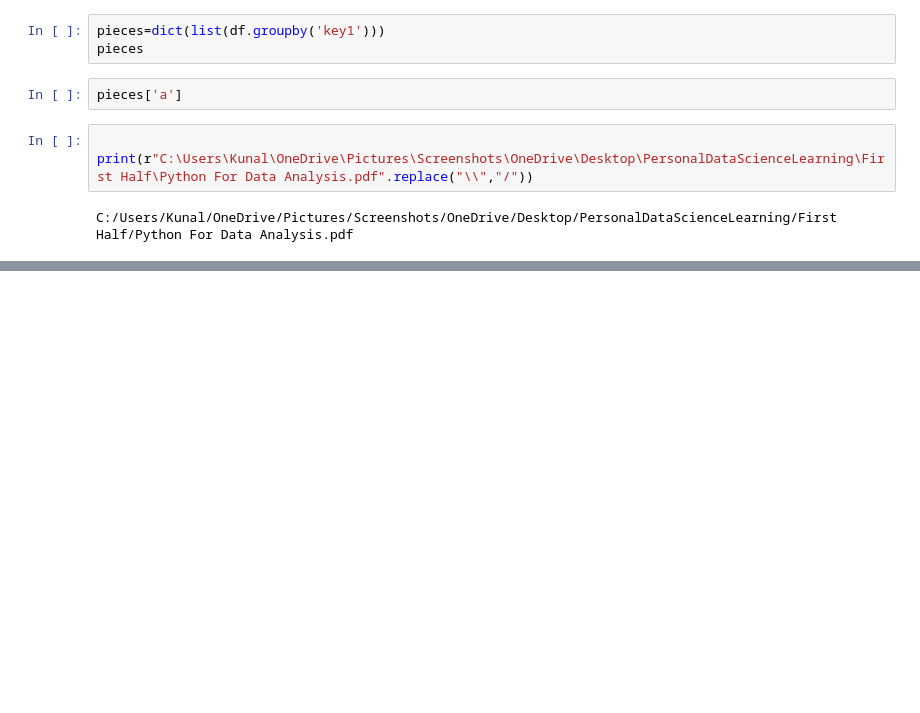
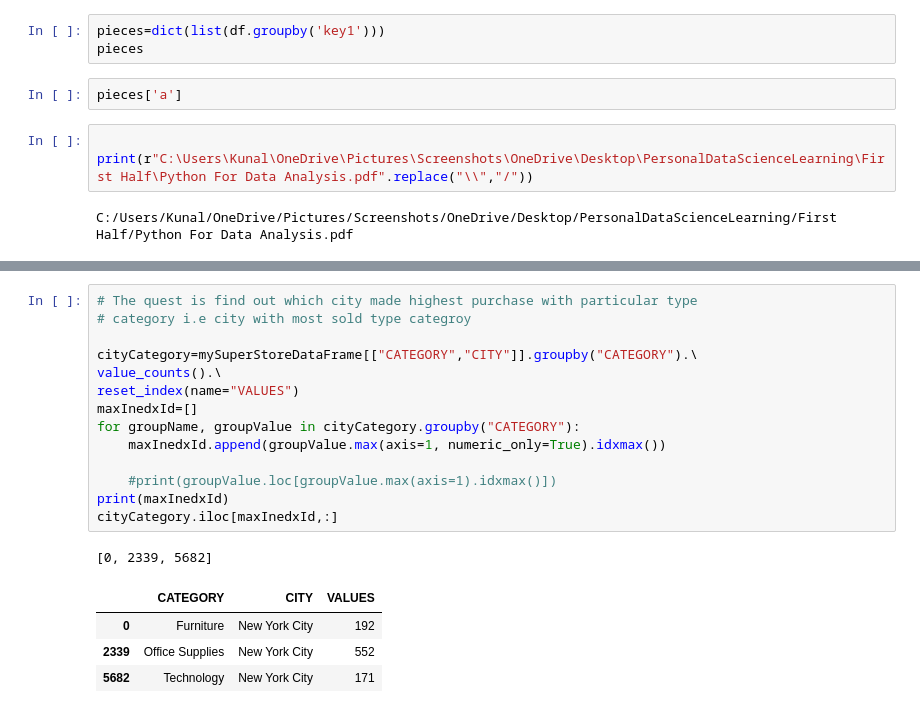
Before and after one commit to kunalmeon/Data-Analysis-Examples, a Jupyter notebook: SuperStoreData.ipynb, the cells around one changed output, grey strips where cells are left out. Saved outputs shown, nothing was run; the diff lists cells and outputs as text; blank space fills up the shorter version.

```diff
--- a/SuperStoreData.ipynb
+++ b/SuperStoreData.ipynb
@@ -2621,0 +2617,20 @@ Name: Furniture, dtype: object
+# %%
+# The quest is find out which city made highest purchase with particular type
+# category i.e city with most sold type categroy
+
+cityCategory=mySuperStoreDataFrame[["CATEGORY","CITY"]].groupby("CATEGORY").\
+value_counts().\
+reset_index(name="VALUES")
+maxInedxId=[]
+for groupName, groupValue in cityCategory.groupby("CATEGORY"):
+    maxInedxId.append(groupValue.max(axis=1, numeric_only=True).idxmax())
+
+    #print(groupValue.loc[groupValue.max(axis=1).idxmax()])
+print(maxInedxId)
+cityCategory.iloc[maxInedxId,:]
+# %% [output]
+[0, 2339, 5682]
+|  | CATEGORY | CITY | VALUES |
+| 0 | Furniture | New York City | 192 |
+| 2339 | Office Supplies | New York City | 552 |
+| 5682 | Technology | New York City | 171 |
```
Also changed, not shown: parts of 26 cells of this notebook.
